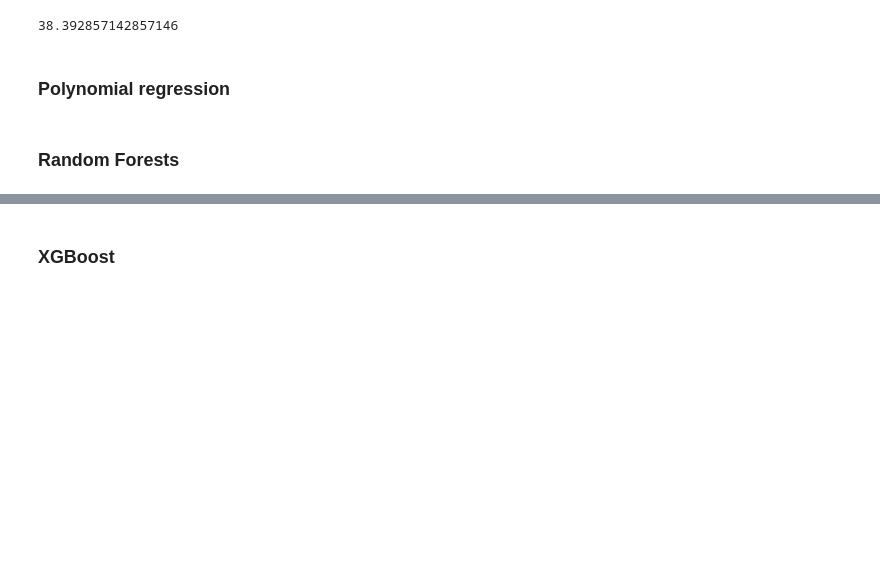
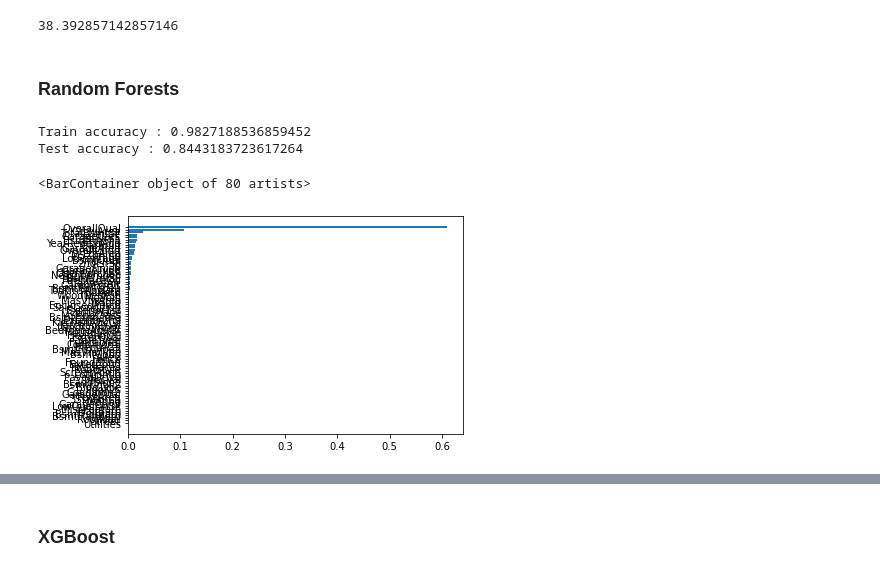
Before and after one commit to m-cheicki/ESILV_Advance_ML, a Jupyter notebook: CHEICKISMAIL_A5_DIA3_PW2_Model-Optimisation.ipynb, the cells around one changed output, grey strips where cells are left out. Drawn from its saved outputs; the diff is of its cells as text; code cells hidden in the pictures; blank space fills up the shorter version.

Commit message:
WIP: PW2 - Random Forests

```diff
--- a/CHEICKISMAIL_A5_DIA3_PW2_Model-Optimisation.ipynb
+++ b/CHEICKISMAIL_A5_DIA3_PW2_Model-Optimisation.ipynb
@@ -274,7 +274,5 @@ Actual: 12.4 - Expected: 12.6 - Difference : 0.1999999999999993
 Actual: 12.1 - Expected: 12.1 - Difference : 0.0
 Actual: 11.9 - Expected: 11.9 - Difference : 0.0
 38.392857142857146
-# %% [markdown]
-### Polynomial regression
 # %% [markdown]
 ### Random Forests
@@ -280,0 +281,16 @@ Actual: 11.9 - Expected: 11.9 - Difference : 0.0
+# %%
+rf = RandomForestRegressor()
+rf.fit(X_train,y_train)
+print(f"Train accuracy : {rf.score(X_train,y_train)}")
+print(f"Test accuracy : {rf.score(X_test,y_test)}")
+# %% [output]
+Train accuracy : 0.9827188536859452
+Test accuracy : 0.8443183723617264
+# %%
+rf_importance = list(zip(X_train.columns, rf.feature_importances_))
+rf_importance = pd.DataFrame(rf_importance, columns=["Feature", "Importance"])
+rf_importance = rf_importance.sort_values('Importance', ascending=True)
+pyplot.barh(rf_importance.Feature, rf_importance.Importance)
+# %% [output]
+<BarContainer object of 80 artists>
+[figure, added]
```
Also changed, not shown: parts of 37 cells of this notebook.
